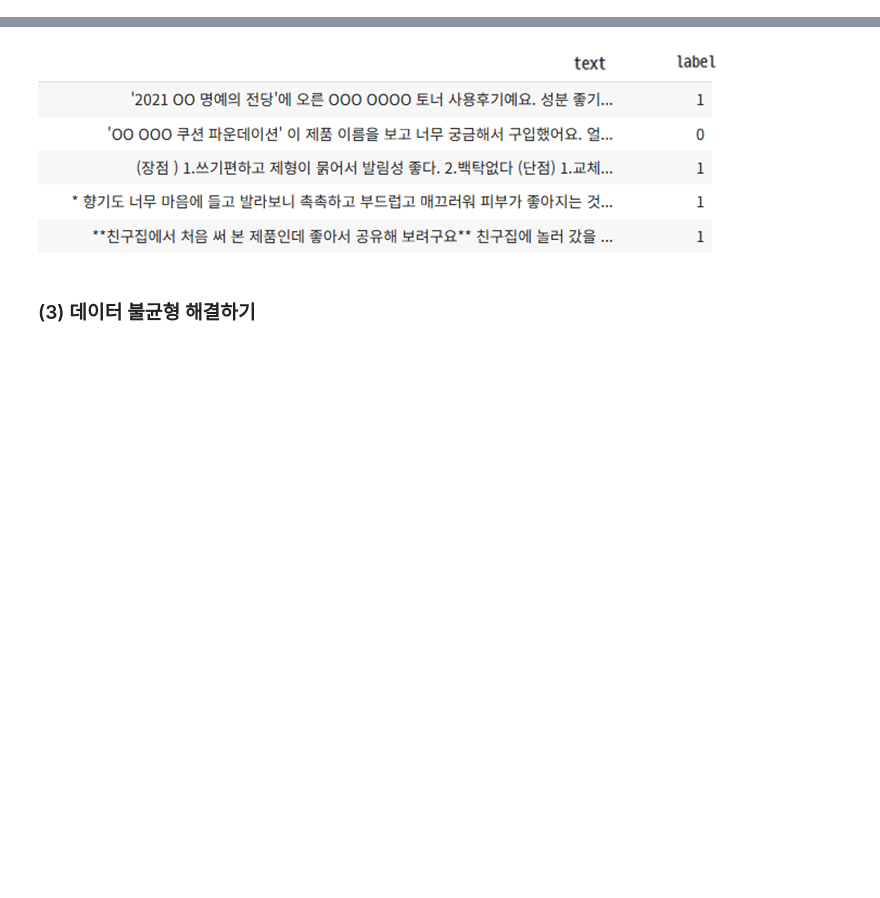
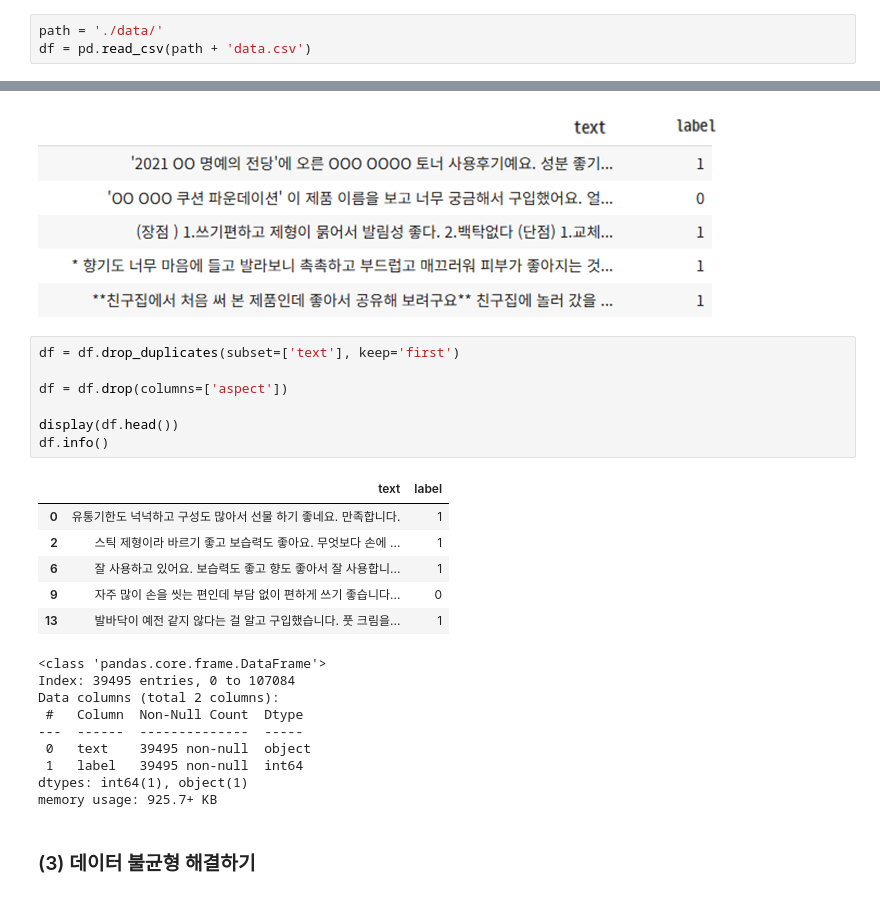
Before and after one commit to Sihyeon0123/AIVLE_School, a Jupyter notebook: 2차 미니프로젝트/Step1. 상품 리뷰 감성 분류.ipynb, the cells around one changed output, grey strips where cells are left out. Cells and saved outputs as stored; diff of their text form; blank space fills up the shorter version.

```diff
--- a/2차 미니프로젝트/Step1. 상품 리뷰 감성 분류.ipynb
+++ b/2차 미니프로젝트/Step1. 상품 리뷰 감성 분류.ipynb
@@ -115,12 +119,38 @@ device
 # 파일 업로드
 from google.colab import files
 uploaded = files.upload()
+# %%
+path = './data/'
+df = pd.read_csv(path + 'data.csv')
 # %% [markdown]
 ### (2) 데이터 구조 만들기
 
 * 다음과 같은 형태로 리뷰별 데이터 구조를 만듭니다.
 # %% [markdown]
 ![image.png](embedded-picture-1)
+# %%
+df = df.drop_duplicates(subset=['text'], keep='first')
+
+df = df.drop(columns=['aspect'])
+
+display(df.head())
+df.info()
+# %% [output]
+|  | text | label |
+| 0 | 유통기한도 넉넉하고 구성도 많아서 선물 하기 좋네요. 만족합니다. | 1 |
+| 2 | 스틱 제형이라 바르기 좋고 보습력도 좋아요. 무엇보다 손에 ... | 1 |
+| 6 | 잘 사용하고 있어요. 보습력도 좋고 향도 좋아서 잘 사용합니... | 1 |
+| 9 | 자주 많이 손을 씻는 편인데 부담 없이 편하게 쓰기 좋습니다... | 0 |
+| 13 | 발바닥이 예전 같지 않다는 걸 알고 구입했습니다. 풋 크림을... | 1 |
+<class 'pandas.core.frame.DataFrame'>
+Index: 39495 entries, 0 to 107084
+Data columns (total 2 columns):
+ #   Column  Non-Null Count  Dtype
+---  ------  --------------  -----
+ 0   text    39495 non-null  object
+ 1   label   39495 non-null  int64
+dtypes: int64(1), object(1)
+memory usage: 925.7+ KB
 # %% [markdown]
 ### (3) 데이터 불균형 해결하기
 # %% [markdown]
```
Also changed, not shown: parts of 33 cells of this notebook, 2 other files.
